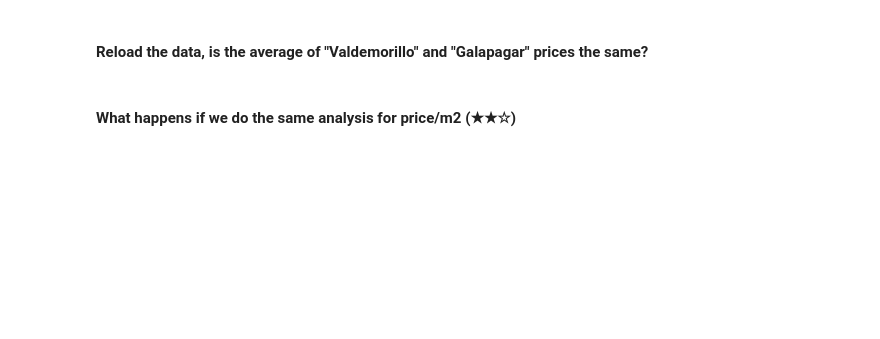
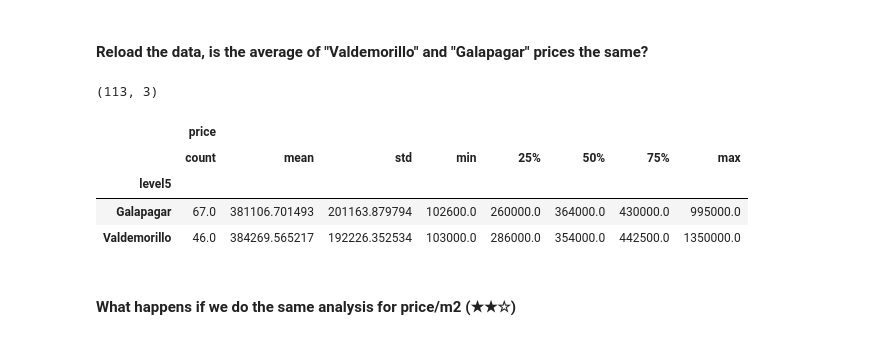
Before and after one commit to RominaGonella/Bootcamp_4Geeks, a Jupyter notebook: project.ipynb, the cells around one changed output. Cells and saved outputs as stored; diff of their text form; code cells hidden in the pictures; blank space fills up the shorter version.

```diff
--- a/project.ipynb
+++ b/project.ipynb
@@ -276,4 +310,19 @@ print(medias_coord)
 # %% [markdown]
 #### Reload the data, is the average of "Valdemorillo" and "Galapagar" prices the same?
+# %%
+aux = data2[['price','surface','level5']] # data frame auxiliar
+aux = aux[aux['price']>0]
+aux = aux[aux['level5'].isin(['Valdemorillo','Galapagar'])]
+print(aux.shape)
+aux[['price','level5']].groupby('level5').describe()
+
+# sin considerar precios 0, en promedio ambas distribuciones son muy parecidas, inclusive el promedio y la mediana
+# %% [output]
+(113, 3)
+|  | price |  |  |  |  |  |  |  |
+|  | count | mean | std | min | 25% | 50% | 75% | max |
+| level5 |  |  |  |  |  |  |  |  |
+| Galapagar | 67.0 | 381106.701493 | 201163.879794 | 102600.0 | 260000.0 | 364000.0 | 430000.0 | 995000.0 |
+| Valdemorillo | 46.0 | 384269.565217 | 192226.352534 | 103000.0 | 286000.0 | 354000.0 | 442500.0 | 1350000.0 |
 # %% [markdown]
 #### What happens if we do the same analysis for price/m2 (★★☆)
```
Also changed, not shown: parts of 5 cells of this notebook.
